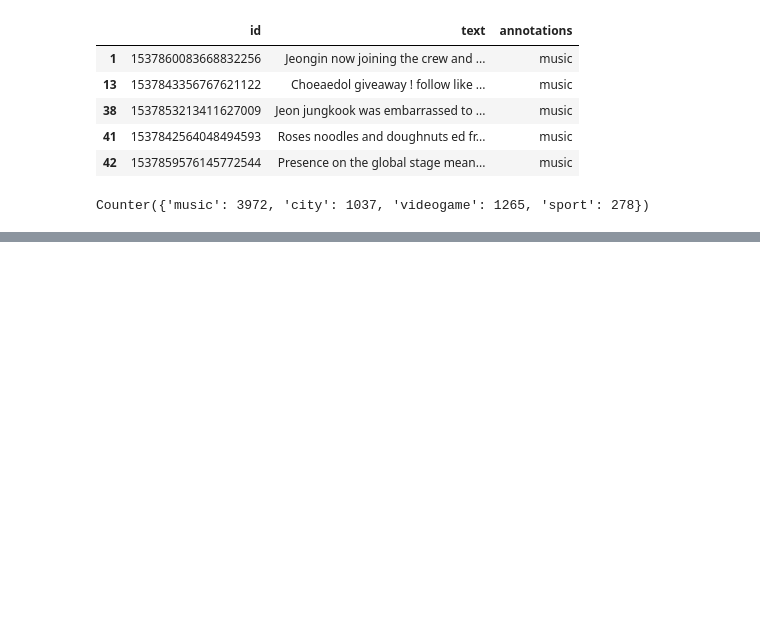
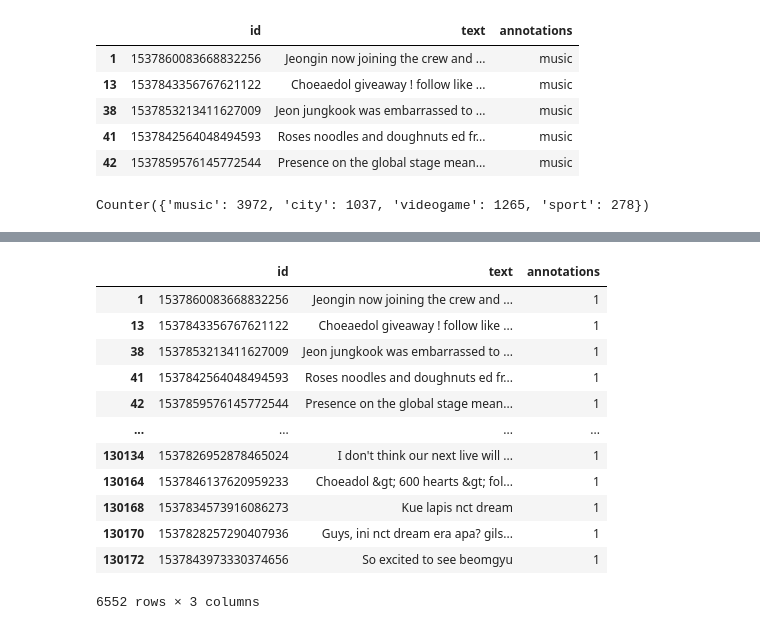
Before and after one commit to Tiago-Faria/TwitterClassification, a Jupyter notebook: TwitterStream/Models/artificial-modeling/apriori-ML/teste.ipynb, the cells around one changed output, grey strips where cells are left out. Saved outputs shown, nothing was run; the diff lists cells and outputs as text; code cells hidden in the pictures; blank space fills up the shorter version.

```diff
--- a/TwitterStream/Models/artificial-modeling/apriori-ML/teste.ipynb
+++ b/TwitterStream/Models/artificial-modeling/apriori-ML/teste.ipynb
@@ -364,3 +353,6 @@ base_test.head()
 Counter(base_test['annotations'])
 # %% [output]
 Counter({'music': 3972, 'city': 1037, 'videogame': 1265, 'sport': 278})
+# %%
+base_test['annotations'] = base_test['annotations'].replace(targets)
+Counter(base_test['annotations'])
@@ -366,0 +366,16 @@ Counter({'music': 3972, 'city': 1037, 'videogame': 1265, 'sport': 278})
+# %%
+base_test
+# %% [output]
+|  | id | text | annotations |
+| 1 | 1537860083668832256 | Jeongin now joining the crew and ... | 1 |
+| 13 | 1537843356767621122 | Choeaedol giveaway ! follow like ... | 1 |
+| 38 | 1537853213411627009 | Jeon jungkook was embarrassed to ... | 1 |
+| 41 | 1537842564048494593 | Roses noodles and doughnuts ed fr... | 1 |
+| 42 | 1537859576145772544 | Presence on the global stage mean... | 1 |
+| ... | ... | ... | ... |
+| 130134 | 1537826952878465024 | I don't think our next live will ... | 1 |
+| 130164 | 1537846137620959233 | Choeadol &gt; 600 hearts &gt; fol... | 1 |
+| 130168 | 1537834573916086273 | Kue lapis nct dream | 1 |
+| 130170 | 1537828257290407936 | Guys, ini nct dream era apa? gils... | 1 |
+| 130172 | 1537843973330374656 | So excited to see beomgyu | 1 |
+6552 rows × 3 columns
```
Also changed, not shown: parts of 8 cells of this notebook.
